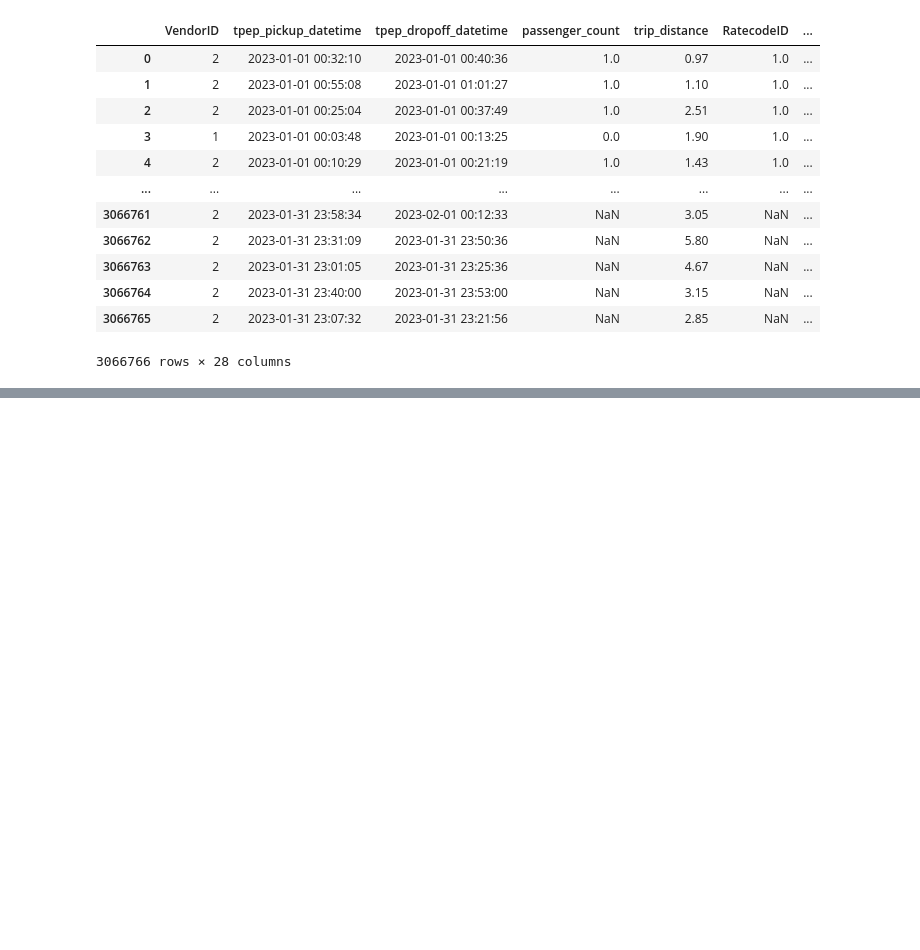
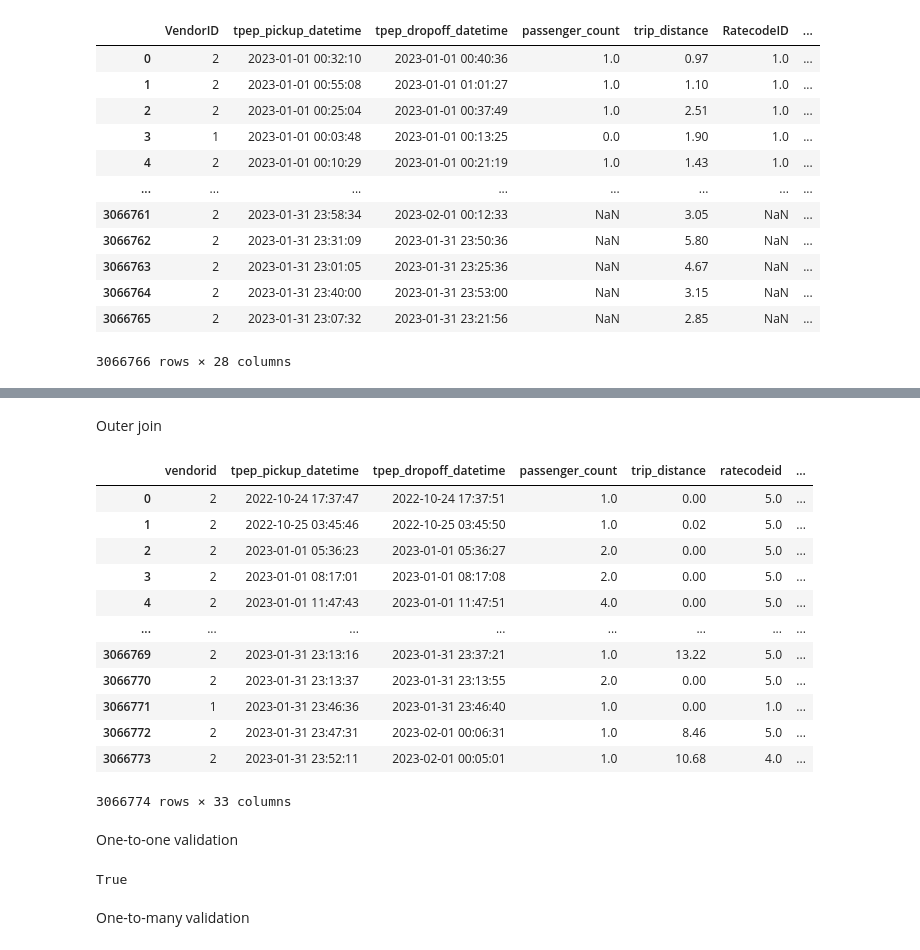
Before and after one commit to ShailShikhar/upskill, a Jupyter notebook: 1_nyc tlc taxi trips/NYC TLC Taxi Trips.ipynb, the cells around one changed output, grey strips where cells are left out. Cells and saved outputs as stored; diff of their text form; code cells hidden in the pictures; blank space fills up the shorter version.

```diff
--- a/1_nyc tlc taxi trips/NYC TLC Taxi Trips.ipynb
+++ b/1_nyc tlc taxi trips/NYC TLC Taxi Trips.ipynb
@@ -1030,0 +1445,32 @@ nyc_taxi_data
+# %% [markdown]
+Outer join
+# %%
+taxi_all.merge(
+    taxi_zone_lookup,
+    left_on='pulocationid',
+    right_on='LocationID',
+    how='outer',
+    indicator=True
+)
+# %% [output]
+|  | vendorid | tpep_pickup_datetime | tpep_dropoff_datetime | passenger_count | trip_distance | ratecodeid | ... |
+| 0 | 2 | 2022-10-24 17:37:47 | 2022-10-24 17:37:51 | 1.0 | 0.00 | 5.0 | ... |
+| 1 | 2 | 2022-10-25 03:45:46 | 2022-10-25 03:45:50 | 1.0 | 0.02 | 5.0 | ... |
+| 2 | 2 | 2023-01-01 05:36:23 | 2023-01-01 05:36:27 | 2.0 | 0.00 | 5.0 | ... |
+| 3 | 2 | 2023-01-01 08:17:01 | 2023-01-01 08:17:08 | 2.0 | 0.00 | 5.0 | ... |
+| 4 | 2 | 2023-01-01 11:47:43 | 2023-01-01 11:47:51 | 4.0 | 0.00 | 5.0 | ... |
+| ... | ... | ... | ... | ... | ... | ... | ... |
+| 3066769 | 2 | 2023-01-31 23:13:16 | 2023-01-31 23:37:21 | 1.0 | 13.22 | 5.0 | ... |
+| 3066770 | 2 | 2023-01-31 23:13:37 | 2023-01-31 23:13:55 | 2.0 | 0.00 | 5.0 | ... |
+| 3066771 | 1 | 2023-01-31 23:46:36 | 2023-01-31 23:46:40 | 1.0 | 0.00 | 1.0 | ... |
+| 3066772 | 2 | 2023-01-31 23:47:31 | 2023-02-01 00:06:31 | 1.0 | 8.46 | 5.0 | ... |
+| 3066773 | 2 | 2023-01-31 23:52:11 | 2023-02-01 00:05:01 | 1.0 | 10.68 | 4.0 | ... |
+3066774 rows × 33 columns
+# %% [markdown]
+One-to-one validation
+# %%
+taxi_zone_lookup['LocationID'].is_unique
+# %% [output]
+True
+# %% [markdown]
+One-to-many validation
```
Also changed, not shown: parts of 129 cells of this notebook, 2 other files.
